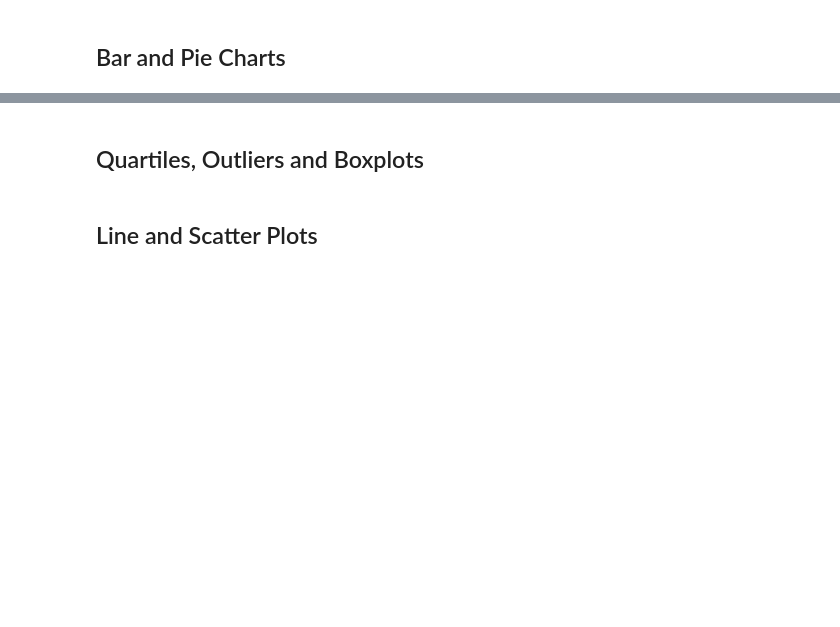
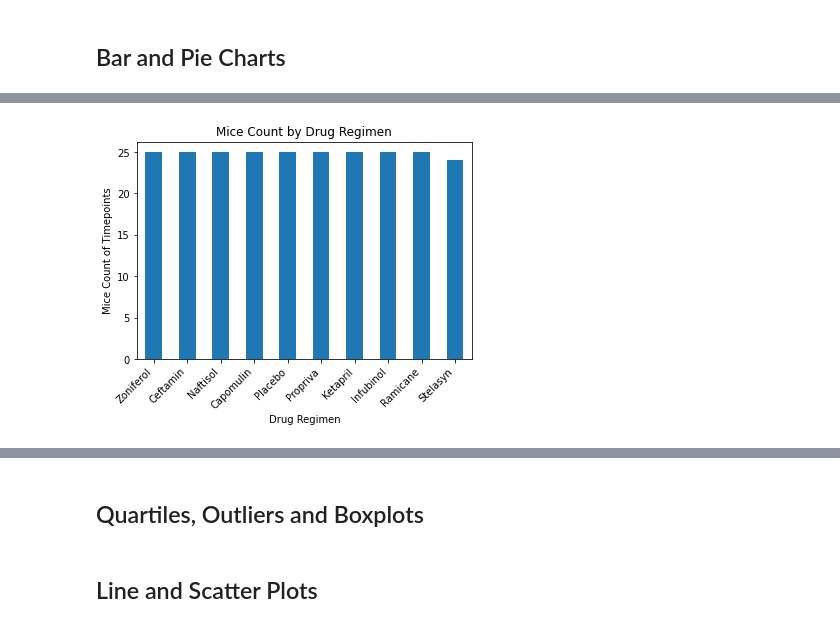
Before and after one commit to jcus/matplotlib-challenge, a Jupyter notebook: Pymaceuticals/Pymaceuticals_Matplotlib.ipynb, the cells around one changed output, grey strips where cells are left out. Cells and saved outputs as stored; diff of their text form; code cells hidden in the pictures; blank space fills up the shorter version.

```diff
--- a/Pymaceuticals/Pymaceuticals_Matplotlib.ipynb
+++ b/Pymaceuticals/Pymaceuticals_Matplotlib.ipynb
@@ -72,2 +130,4 @@ dict_keys(['b128', 'f932', 'g107', 'a457', 'c819', 'h246', 'p189', 'n923', 'q119
 # %%
 # Create a clean DataFrame by dropping the duplicate mouse by its ID.
+cleaned_study_data_complete = study_data_complete[study_data_complete["Mouse ID"].isin(dups)==False]
+cleaned_study_data_complete.head()
@@ -123,0 +278,9 @@ dict_keys(['b128', 'f932', 'g107', 'a457', 'c819', 'h246', 'p189', 'n923', 'q119
+# %%
+# for bar plot:
+# drug regimen as x-axis values for plotting
+# drop all duplicate mice-- drop_duplicates
+drop_duplMice = cleaned_study_data_complete.drop_duplicates(subset = "Mouse ID", keep = "first")
+
+# get mice counts per drug
+cntMice = drop_duplMice["Drug Regimen"].value_counts()
+drop_duplMice
@@ -124,3 +301,13 @@ dict_keys(['b128', 'f932', 'g107', 'a457', 'c819', 'h246', 'p189', 'n923', 'q119
+# %%
+## plot the mouse counts for each drug using pandas
+cntMice.plot(kind = "bar")
+plt.xlabel("Drug Regimen")
+plt.ylabel("Mice Count of Timepoints")
+plt.title("Mice Count by Drug Regimen")
+plt.xticks(rotation = 45, ha = "right")
+plt.show()
+# %% [output]
+[figure, added]
 # %%
 # Generate a bar plot showing the total number of measurements taken on each drug regimen using pyplot.
 # plot the bar graph of mice count per drug regimen
```
Also changed, not shown: parts of 21 cells of this notebook, 1 other file.
